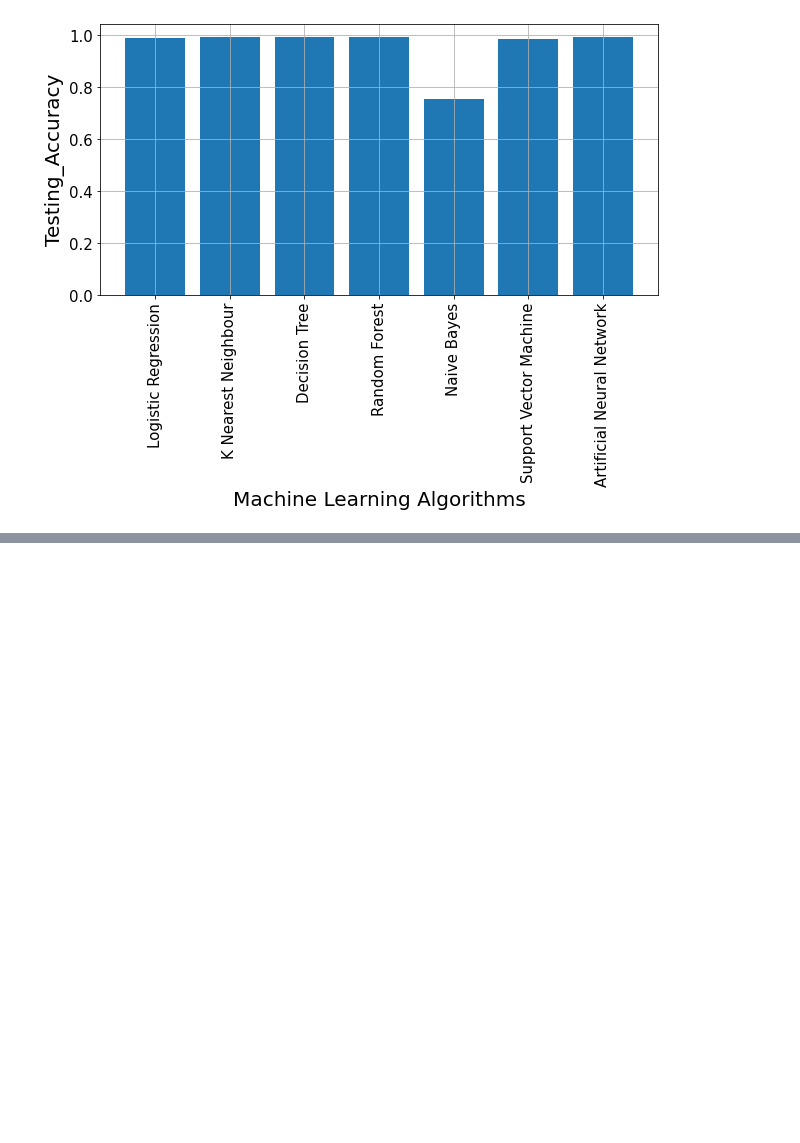
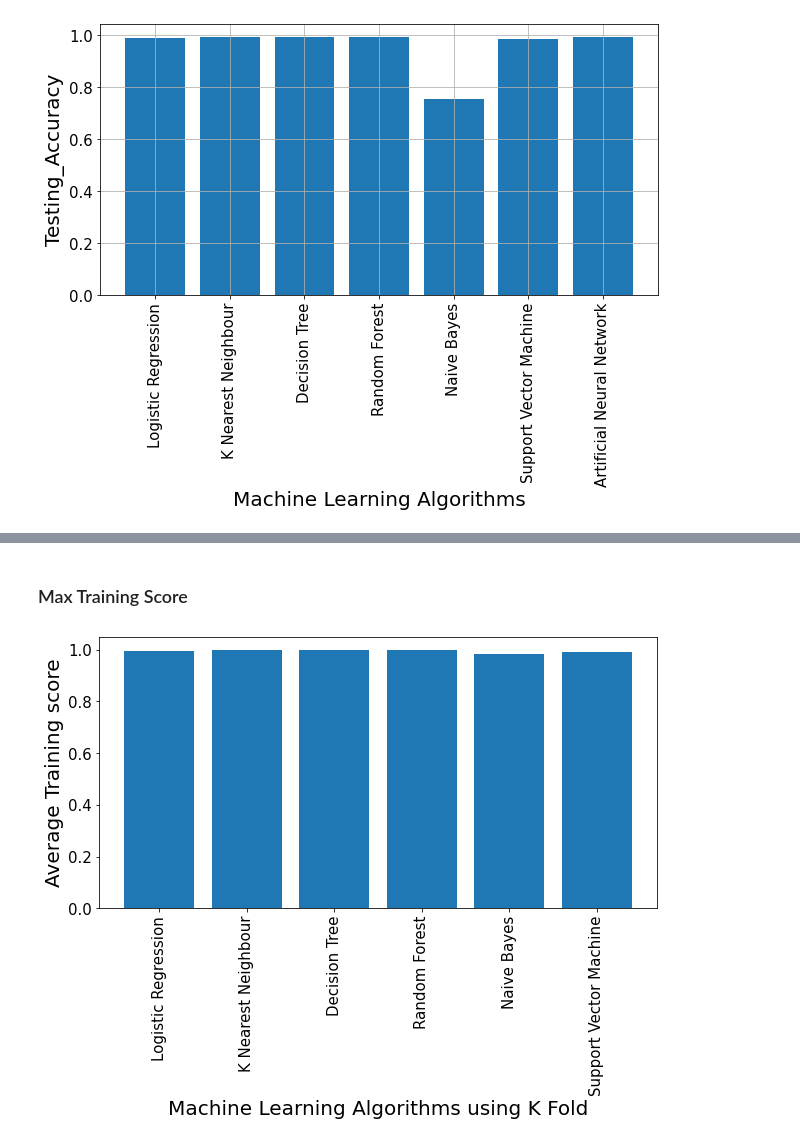
Before and after one commit to SharathHebbar/Anomaly-Detection-in-IoT-Sensors-using-Machine-Learning, a Jupyter notebook: Comparison Between DIfferent Algorithms.ipynb, the cells around one changed output, grey strips where cells are left out. Cells and saved outputs as stored; diff of their text form; code cells hidden in the pictures; blank space fills up the shorter version.

```diff
--- a/Comparison Between DIfferent Algorithms.ipynb
+++ b/Comparison Between DIfferent Algorithms.ipynb
@@ -120,0 +232,13 @@ plt.show()
+# %% [markdown]
+### Max Training Score
+# %%
+plt.figure(figsize=(10,5))
+plt.bar(df.Algorithms,df.Max_Training_Accuracy)
+
+plt.ylabel('Average Training score', fontsize=20)
+plt.xlabel('Machine Learning Algorithms using K Fold', fontsize=20)
+plt.xticks(rotation=90,fontsize=15)
+plt.yticks(fontsize=15)
+plt.show()
+# %% [output]
+[figure, added]
```
Also changed, not shown: parts of 18 cells of this notebook, 4 other files.
